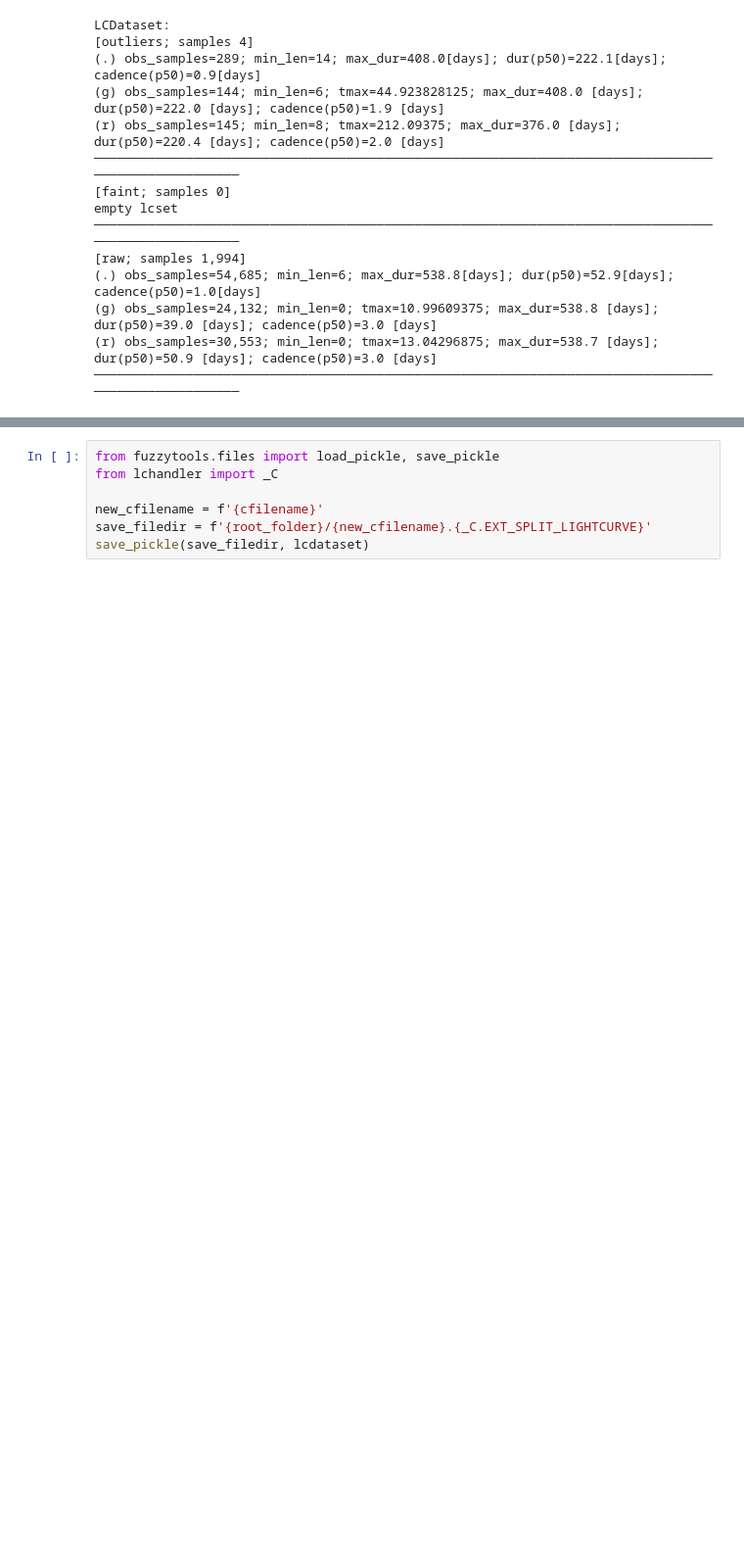
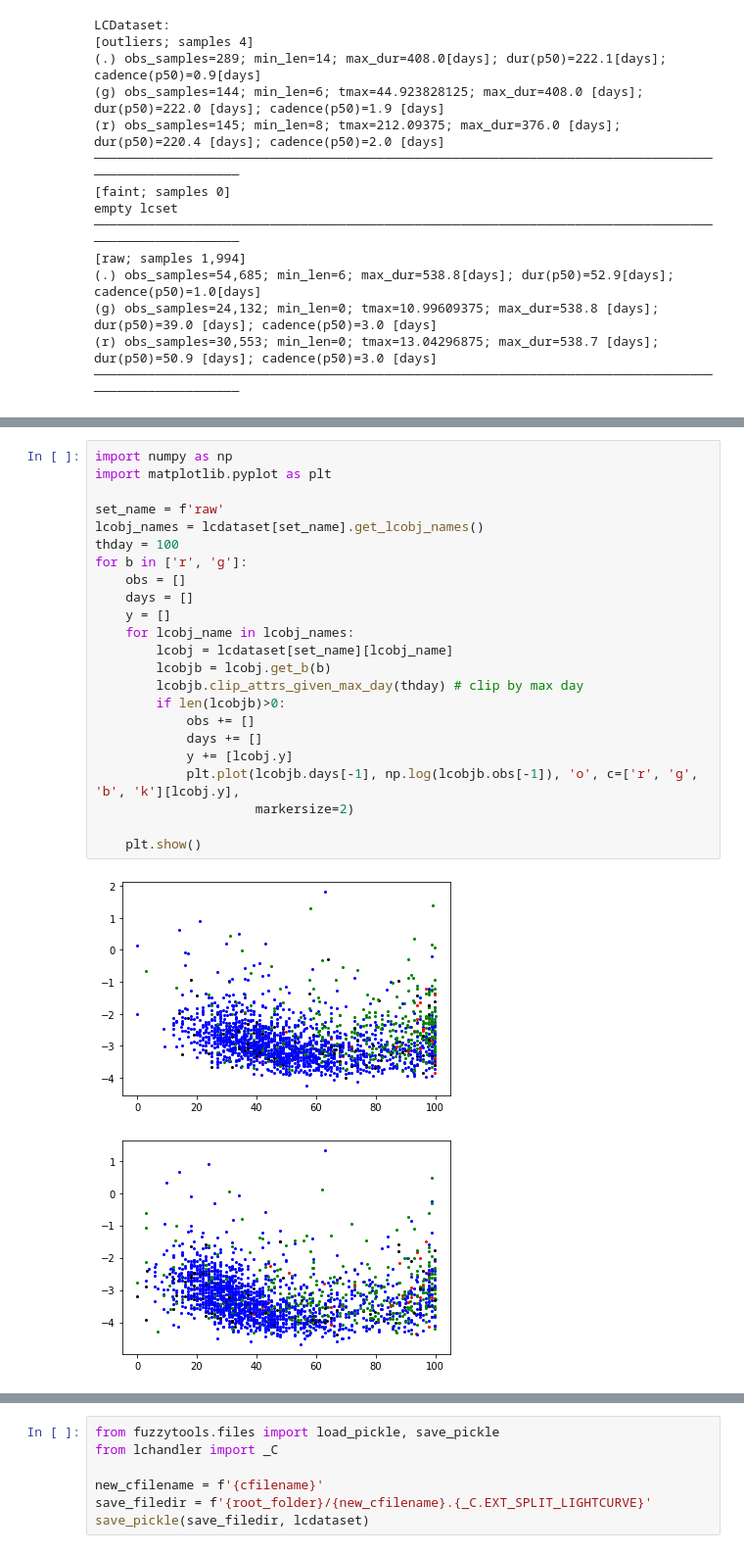
Before and after one commit to oscarpimentel/astro-lightcurves-handler, a Jupyter notebook: experiments/raw_to_split_dataset.ipynb, the cells around one changed output, grey strips where cells are left out. Shown at 98% size. Drawn from its saved outputs; the diff is of its cells as text; blank space fills up the shorter version.

```diff
--- a/experiments/raw_to_split_dataset.ipynb
+++ b/experiments/raw_to_split_dataset.ipynb
@@ -81,0 +104,26 @@ empty lcset
+# %%
+import numpy as np
+import matplotlib.pyplot as plt
+
+set_name = f'raw'
+lcobj_names = lcdataset[set_name].get_lcobj_names()
+thday = 100
+for b in ['r', 'g']:
+    obs = []
+    days = []
+    y = []
+    for lcobj_name in lcobj_names:
+        lcobj = lcdataset[set_name][lcobj_name]
+        lcobjb = lcobj.get_b(b)
+        lcobjb.clip_attrs_given_max_day(thday) # clip by max day
+        if len(lcobjb)>0:
+            obs += []
+            days += []
+            y += [lcobj.y]
+            plt.plot(lcobjb.days[-1], np.log(lcobjb.obs[-1]), 'o', c=['r', 'g', 'b', 'k'][lcobj.y],
+                     markersize=2)
+
+    plt.show()
+# %% [output]
+[figure, added]
+[figure, added]
```
Also changed, not shown: parts of 15 cells of this notebook, 5 other files.
